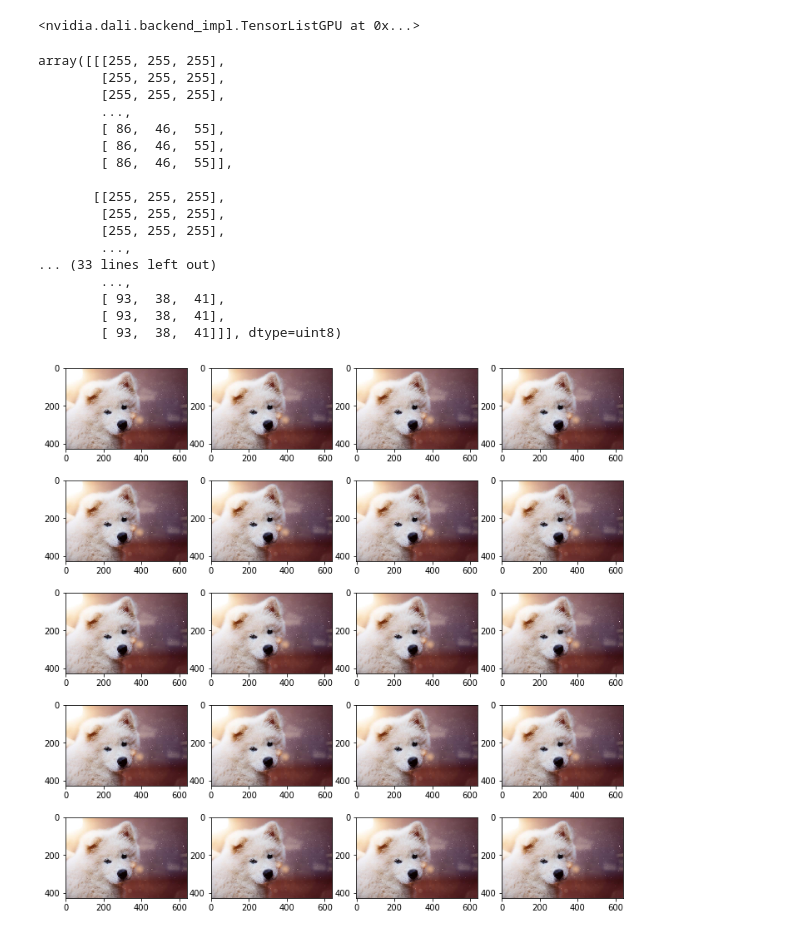
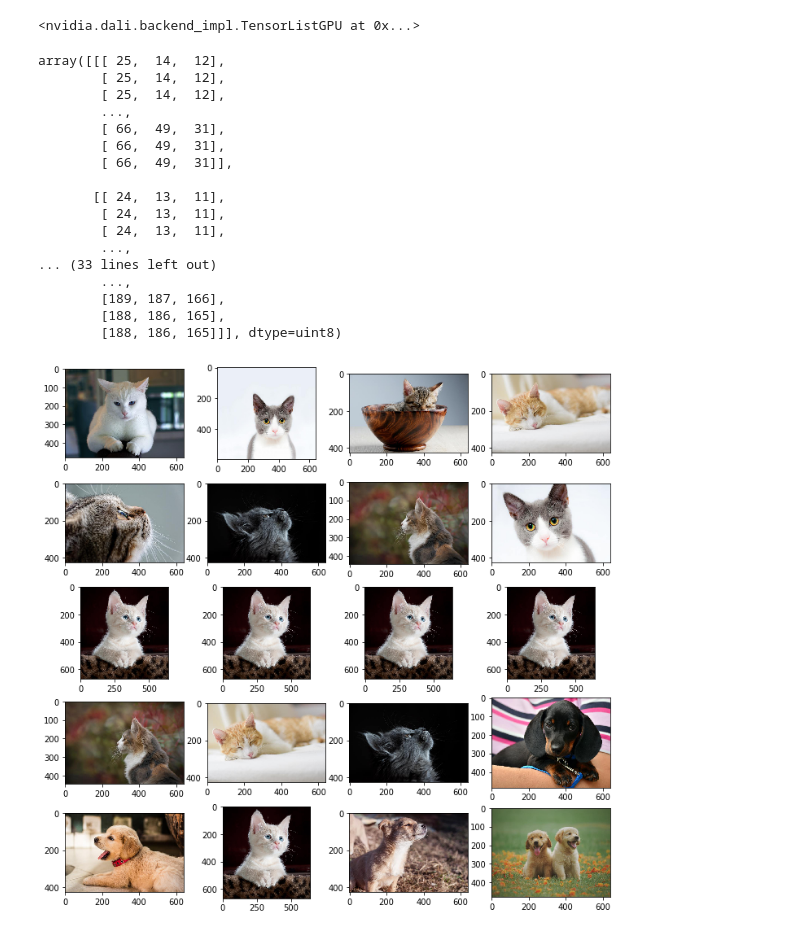
Before and after one commit to WANG-lp/FastGC-icecake, a Jupyter notebook: scripts/dali_external_source.ipynb, the cells around one changed output. Cells and saved outputs as stored; diff of their text form; code cells hidden in the pictures.

Commit message:
add shuffle and next_batch func

```diff
--- a/scripts/dali_external_source.ipynb
+++ b/scripts/dali_external_source.ipynb
@@ -76,5 +76,5 @@ print(gc.get_self_pointer())
 # %%
-batch_size = 1
+batch_size = 4
 class ExternalInputIterator(object):
     def __init__(self, batch_size):
         self.batch_size = batch_size
@@ -173,7 +173,7 @@ gc2.load_dltensor_from_file("dog_1.tensor")
 # %%
 imgs = []
 for i in range(20):
-    npbuff = gc.get_numpy_array("dog/dog_1.jpg")
+    npbuff = gc.get_numpy_array(filenames[i % len(filenames)])
     img = PIL.Image.fromarray(npbuff)
     imgs.append(img)
 show_all_imgs(imgs)
@@ -239,31 +240,32 @@ pipe_out
 cpu=pipe_out.as_cpu()
 cpu.at(0)
 # %% [output]
-array([[[255, 255, 255],
-        [255, 255, 255],
-        [255, 255, 255],
+array([[[ 25,  14,  12],
+        [ 25,  14,  12],
+        [ 25,  14,  12],
         ...,
-        [ 86,  46,  55],
-        [ 86,  46,  55],
-        [ 86,  46,  55]],
+        [ 66,  49,  31],
+        [ 66,  49,  31],
+        [ 66,  49,  31]],
 
-       [[255, 255, 255],
-        [255, 255, 255],
-        [255, 255, 255],
+       [[ 24,  13,  11],
+        [ 24,  13,  11],
+        [ 24,  13,  11],
         ...,
 ... (33 lines left out)
         ...,
-        [ 93,  38,  41],
-        [ 93,  38,  41],
-        [ 93,  38,  41]]], dtype=uint8)
+        [189, 187, 166],
+        [188, 186, 165],
+        [188, 186, 165]]], dtype=uint8)
 # %%
 imgs = []
-for i in range(0, 20):
+for i in range(0, 5):
     pipe_out = pipe.run()
     im, = pipe_out
-    img=im.as_cpu().at(0)
-    imgs.append(img)
+    cpu = im.as_cpu()
+    for b in range(batch_size):
+        imgs.append(cpu.at(b))
 
 show_all_imgs(imgs)
 # %% [output]
-[figure, old version]
+[figure, new version]
```
Also changed, not shown: parts of 5 cells of this notebook, 6 other files.
